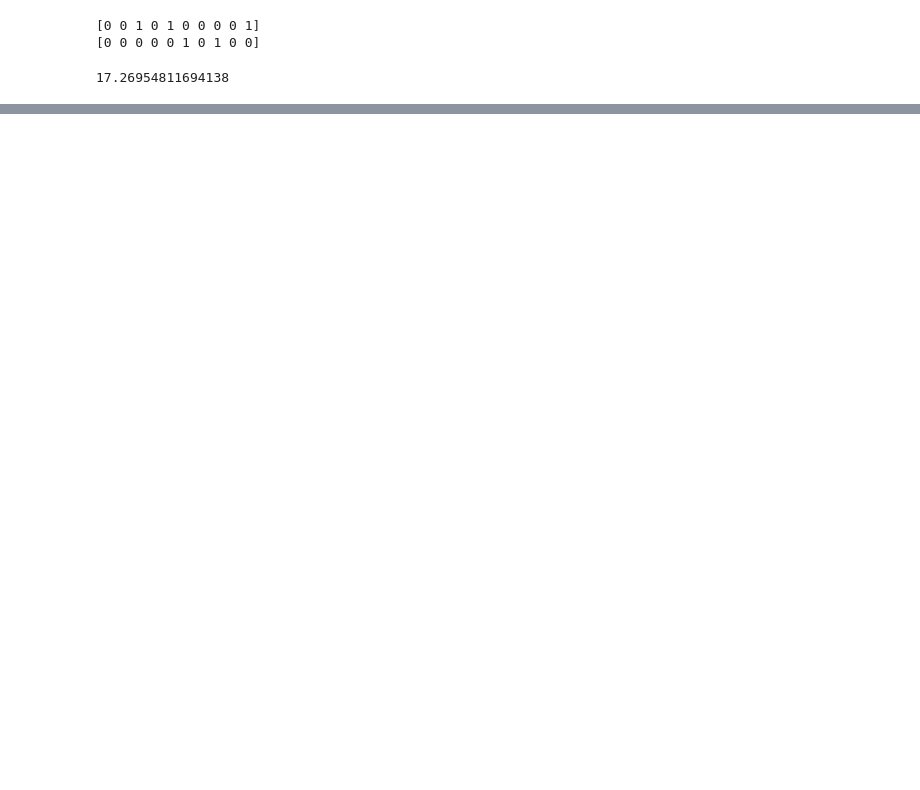
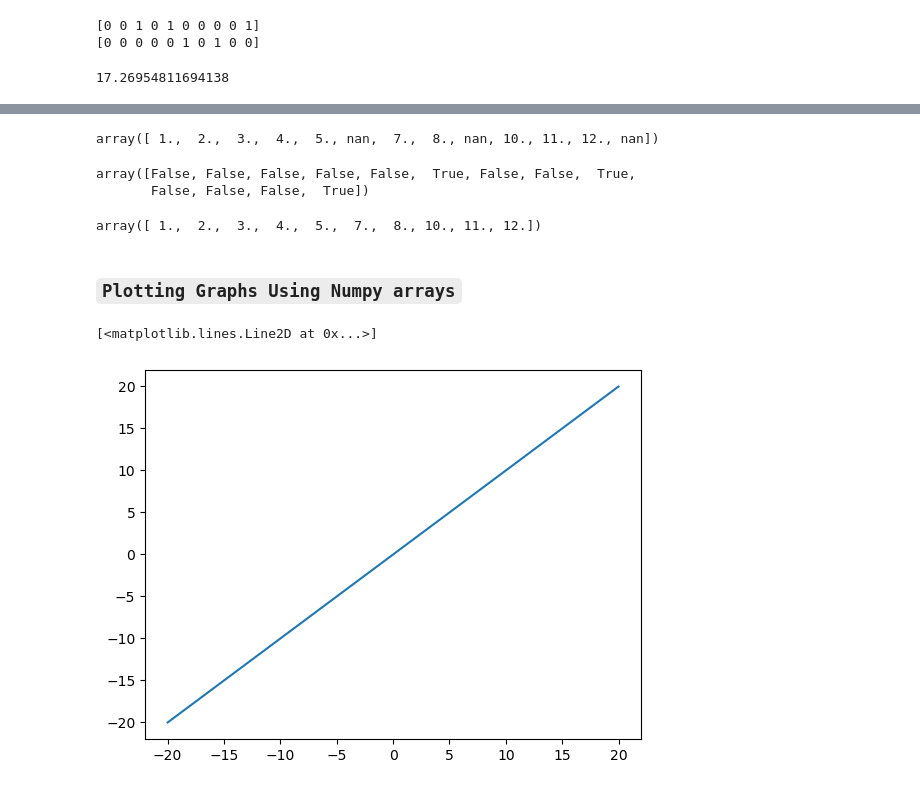
Before and after one commit to iAleeRaza/numpy, a Jupyter notebook: np_advanced_concepts.ipynb, the cells around one changed output, grey strips where cells are left out. Cells and saved outputs as stored; diff of their text form; code cells hidden in the pictures; blank space fills up the shorter version.

```diff
--- a/np_advanced_concepts.ipynb
+++ b/np_advanced_concepts.ipynb
@@ -253,0 +256,28 @@ bce(a,b)
+# %%
+a = np.array([1,2,3,4,5,np.nan,7,8,np.nan,10,11,12,np.nan])
+a
+# %% [output]
+array([ 1.,  2.,  3.,  4.,  5., nan,  7.,  8., nan, 10., 11., 12., nan])
+# %%
+# findind the missing values
+np.isnan(a)
+# %% [output]
+array([False, False, False, False, False,  True, False, False,  True,
+       False, False, False,  True])
+# %%
+# removing the nan values
+a[~np.isnan(a)]
+# %% [output]
+array([ 1.,  2.,  3.,  4.,  5.,  7.,  8., 10., 11., 12.])
+# %% [markdown]
+### `Plotting Graphs Using Numpy arrays`
+# %%
+x = np.linspace(-20, 20, 100)
+y = x
+# %%
+import matplotlib.pyplot as plt
+# straight line graph
+plt.plot(x,y)
+# %% [output]
+[<matplotlib.lines.Line2D at 0x...>]
+[figure, added]
```
Also changed, not shown: parts of 4 cells of this notebook.
